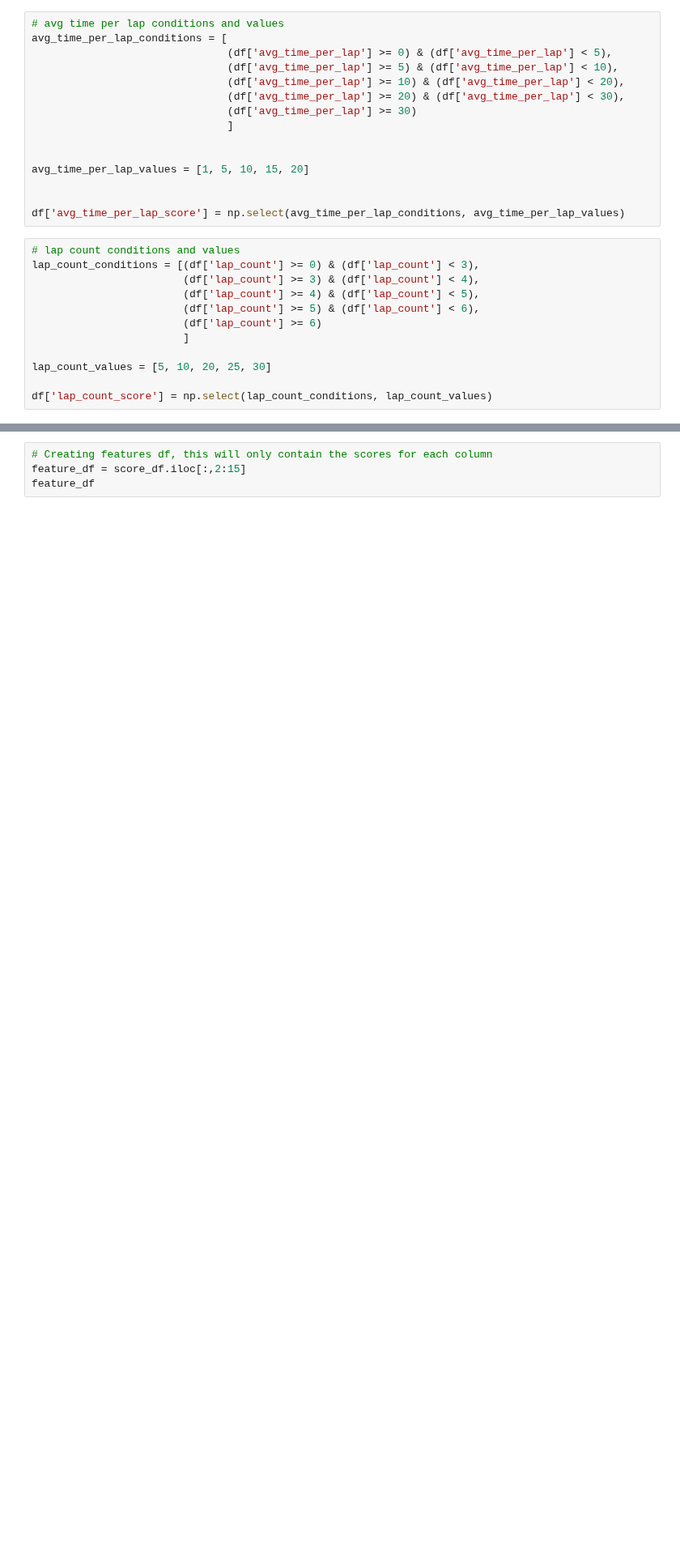
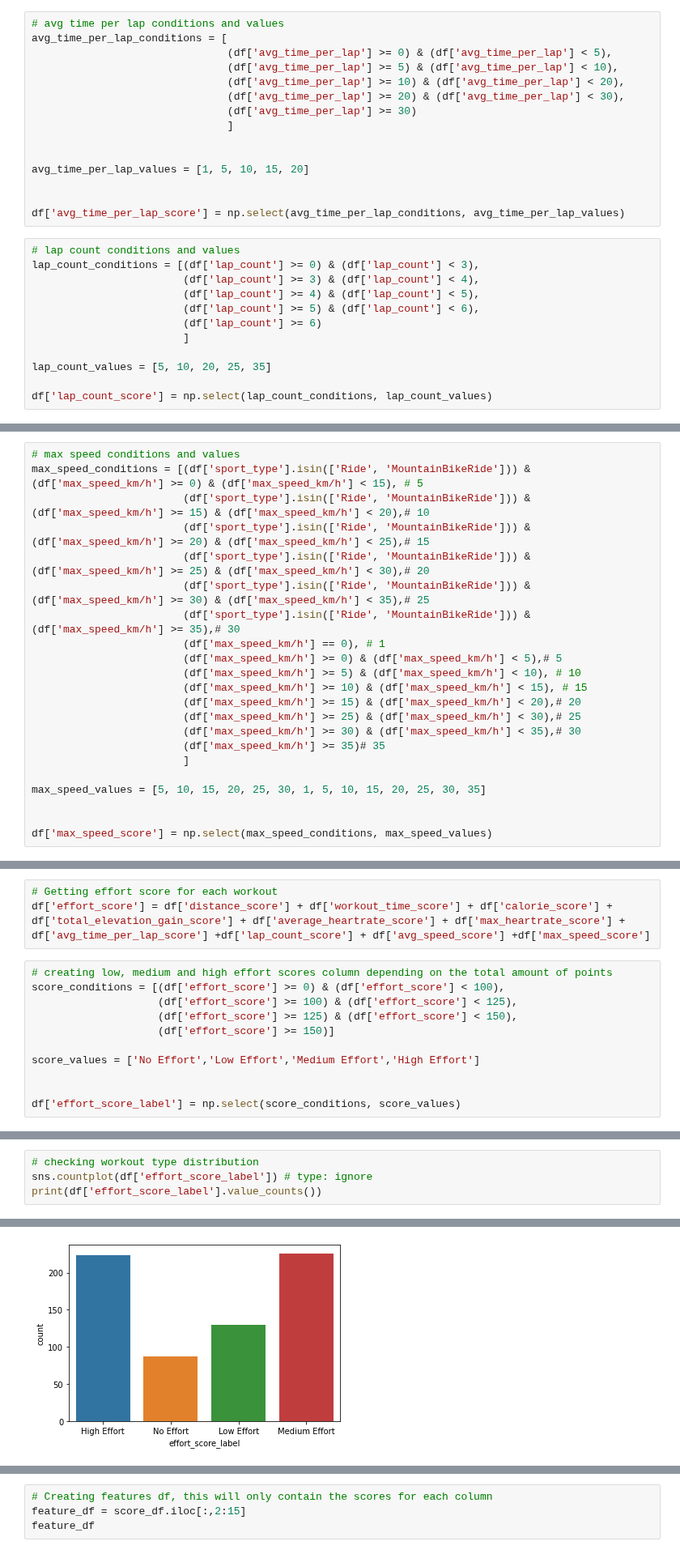
Before and after one commit to ManuelElizaldi/PyStrava, a Jupyter notebook: ClassificationModel.ipynb, the cells around one changed output, grey strips where cells are left out. Shown at 81% size. Drawn from its saved outputs; the diff is of its cells as text; blank space fills up the shorter version.

Commit message:
Added the effort_counter table

```diff
--- a/ClassificationModel.ipynb
+++ b/ClassificationModel.ipynb
@@ -192,6 +192,6 @@ lap_count_conditions = [(df['lap_count'] >= 0) & (df['lap_count'] < 3),
                         (df['lap_count'] >= 6)
                         ]
 
-lap_count_values = [5, 10, 20, 25, 30]
+lap_count_values = [5, 10, 20, 25, 35]
 
 df['lap_count_score'] = np.select(lap_count_conditions, lap_count_values)
@@ -228,0 +245,22 @@ df['max_speed_score'] = np.select(max_speed_conditions, max_speed_values)
+# %%
+# max speed conditions and values
+max_speed_conditions = [(df['sport_type'].isin(['Ride', 'MountainBikeRide'])) & (df['max_speed_km/h'] >= 0) & (df['max_speed_km/h'] < 15), # 5
+                        (df['sport_type'].isin(['Ride', 'MountainBikeRide'])) & (df['max_speed_km/h'] >= 15) & (df['max_speed_km/h'] < 20),# 10
+                        (df['sport_type'].isin(['Ride', 'MountainBikeRide'])) & (df['max_speed_km/h'] >= 20) & (df['max_speed_km/h'] < 25),# 15
+                        (df['sport_type'].isin(['Ride', 'MountainBikeRide'])) & (df['max_speed_km/h'] >= 25) & (df['max_speed_km/h'] < 30),# 20
+                        (df['sport_type'].isin(['Ride', 'MountainBikeRide'])) & (df['max_speed_km/h'] >= 30) & (df['max_speed_km/h'] < 35),# 25
+                        (df['sport_type'].isin(['Ride', 'MountainBikeRide'])) & (df['max_speed_km/h'] >= 35),# 30
+                        (df['max_speed_km/h'] == 0), # 1
+                        (df['max_speed_km/h'] >= 0) & (df['max_speed_km/h'] < 5),# 5
+                        (df['max_speed_km/h'] >= 5) & (df['max_speed_km/h'] < 10), # 10
+                        (df['max_speed_km/h'] >= 10) & (df['max_speed_km/h'] < 15), # 15
+                        (df['max_speed_km/h'] >= 15) & (df['max_speed_km/h'] < 20),# 20
+                        (df['max_speed_km/h'] >= 25) & (df['max_speed_km/h'] < 30),# 25
+                        (df['max_speed_km/h'] >= 30) & (df['max_speed_km/h'] < 35),# 30
+                        (df['max_speed_km/h'] >= 35)# 35
+                        ]
+
+max_speed_values = [5, 10, 15, 20, 25, 30, 1, 5, 10, 15, 20, 25, 30, 35]
+
+
+df['max_speed_score'] = np.select(max_speed_conditions, max_speed_values)
@@ -229 +269,15 @@ df['max_speed_score'] = np.select(max_speed_conditions, max_speed_values)
+# %%
+# Getting effort score for each workout
+df['effort_score'] = df['distance_score'] + df['workout_time_score'] + df['calorie_score'] + df['total_elevation_gain_score'] + df['average_heartrate_score'] + df['max_heartrate_score'] + df['avg_time_per_lap_score'] +df['lap_count_score'] + df['avg_speed_score'] +df['max_speed_score']
+# %%
+# creating low, medium and high effort scores column depending on the total amount of points
+score_conditions = [(df['effort_score'] >= 0) & (df['effort_score'] < 100),
+                    (df['effort_score'] >= 100) & (df['effort_score'] < 125),
+                    (df['effort_score'] >= 125) & (df['effort_score'] < 150),
+                    (df['effort_score'] >= 150)]
+
+score_values = ['No Effort','Low Effort','Medium Effort','High Effort']
+
+
+df['effort_score_label'] = np.select(score_conditions, score_values)
 # %%
@@ -299,0 +299,5 @@ See the caveats in the documentation: https://pandas.pydata.org/pandas-docs/stab
+# %%
+# checking workout type distribution
+sns.countplot(df['effort_score_label']) # type: ignore
+print(df['effort_score_label'].value_counts())
+# %% [output]
@@ -299,0 +309 @@ See the caveats in the documentation: https://pandas.pydata.org/pandas-docs/stab
+[figure, added]
```
Also changed, not shown: parts of 20 cells of this notebook.
